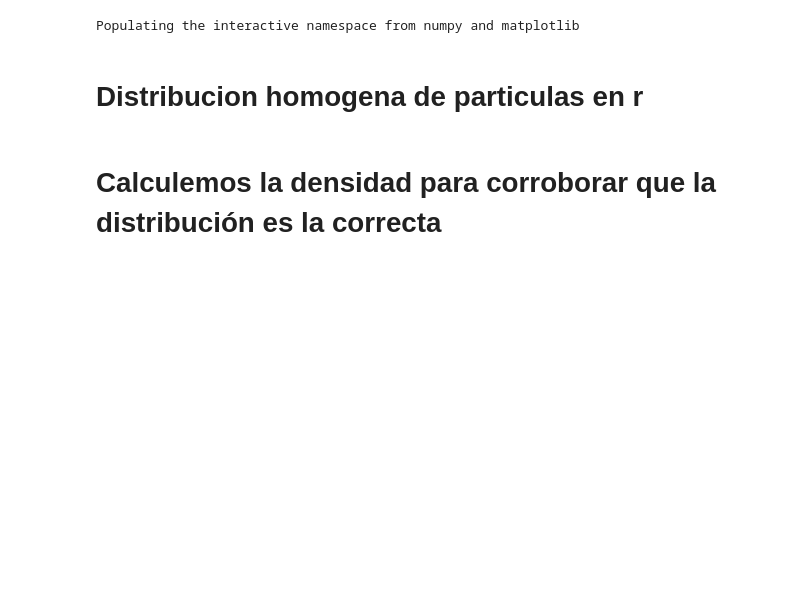
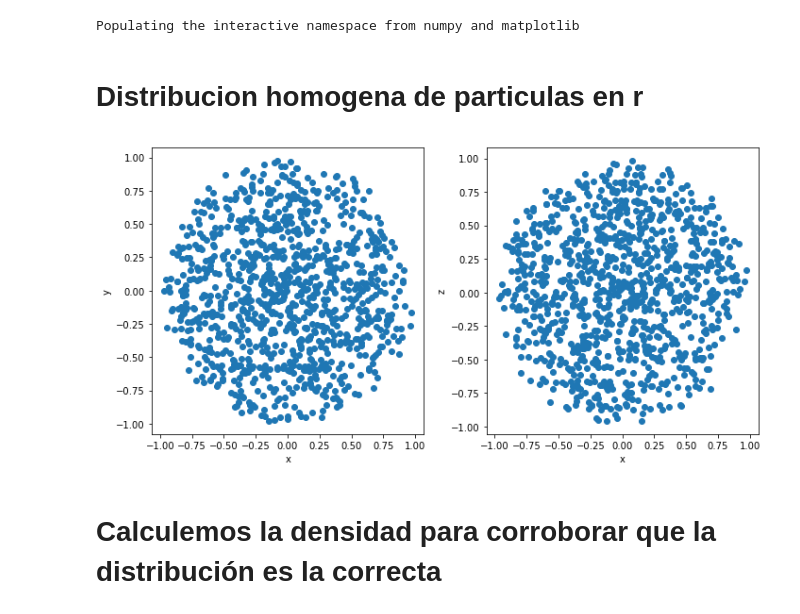
Before and after one commit to ornemarioni/mn2, a Jupyter notebook: den_distpart.ipynb, the cells around one changed output. Drawn from its saved outputs; the diff is of its cells as text; code cells hidden in the pictures; blank space fills up the shorter version.

```diff
--- a/den_distpart.ipynb
+++ b/den_distpart.ipynb
@@ -7,7 +7,7 @@ import random as rm
 # %% [markdown]
 # Distribucion homogena de particulas en r
 # %%
-n = 10000
+n = 1000
 p = np.ndarray([n,4])
 
 for i in range(n):
@@ -26,17 +26,19 @@ for i in range(n):
 
 #print p
 # %%
-# fig, (ax1, ax2) = plt.subplots(1, 2, figsize=(10, 5), tight_layout=True)
+fig, (ax1, ax2) = plt.subplots(1, 2, figsize=(10, 5), tight_layout=True)
 
-# ax1.plot(p[:,1],p[:,2],'o')
-# ax1.set_xlabel('x')
-# ax1.set_ylabel('y')
+ax1.plot(p[:,1],p[:,2],'o')
+ax1.set_xlabel('x')
+ax1.set_ylabel('y')
 
-# ax2.plot(p[:,1],p[:,3],'o')
-# ax2.set_xlabel('x')
-# ax2.set_ylabel('z')
+ax2.plot(p[:,1],p[:,3],'o')
+ax2.set_xlabel('x')
+ax2.set_ylabel('z')
 
-# plt.show()
+plt.show()
+# %% [output]
+[figure, added]
 # %% [markdown]
 # Calculemos la densidad para corroborar que la distribución es la correcta
 # %% [markdown]
```
Also changed, not shown: 20 other files.
